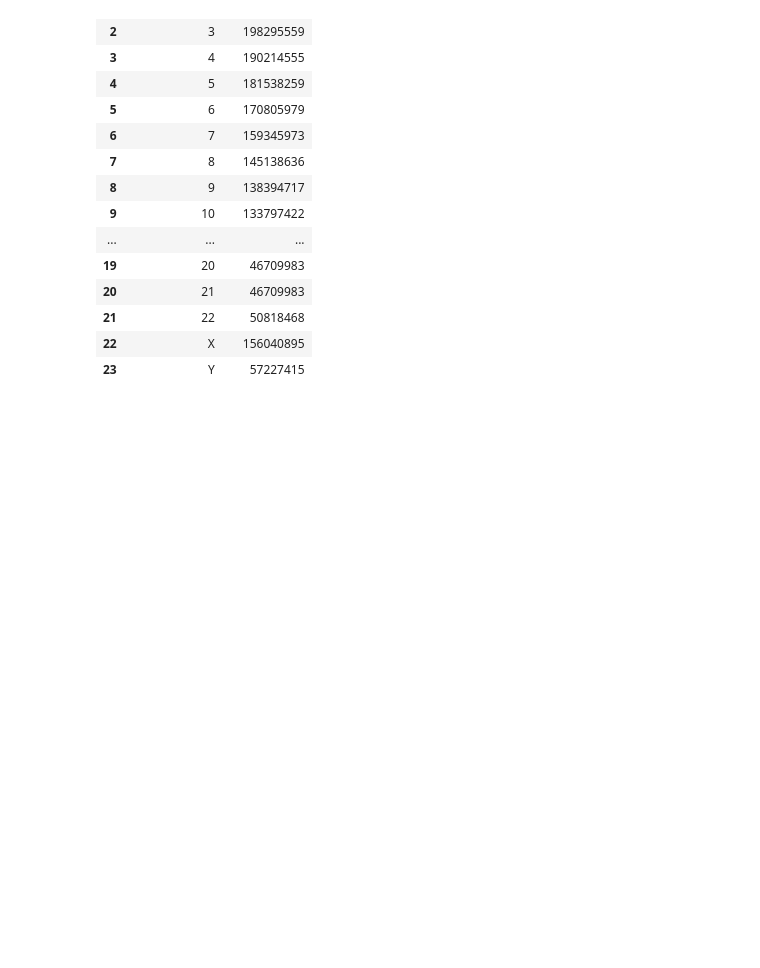
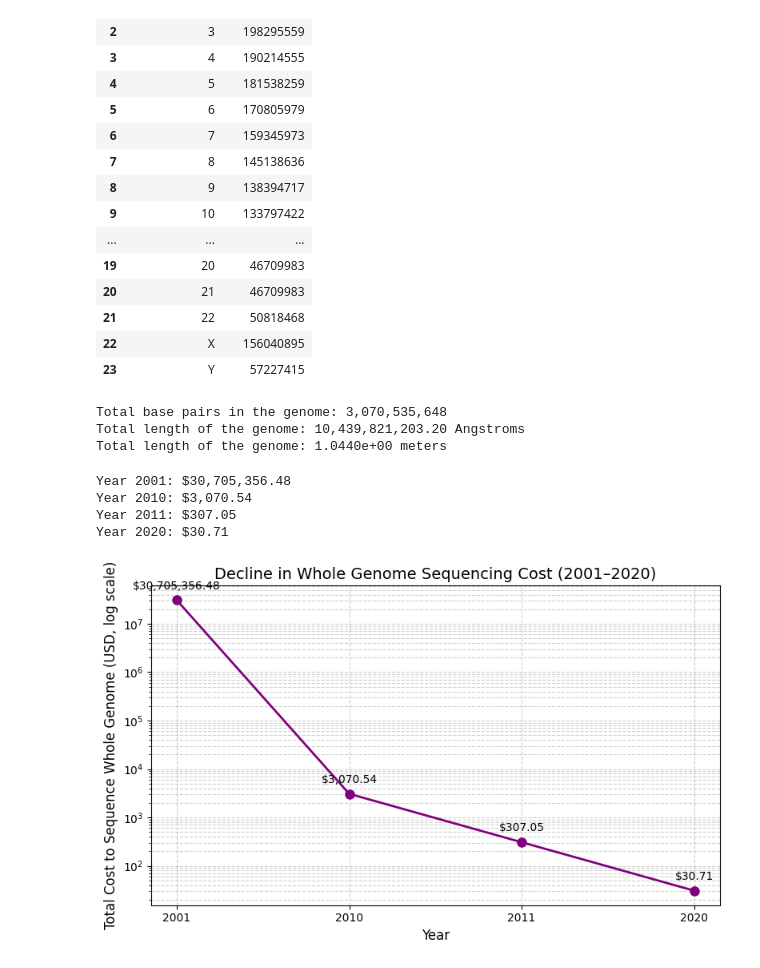
Before and after one commit to longdo9257/longdo9257.github.io, a Jupyter notebook: Sept9Class.ipynb, the cells around one changed output. Cells and saved outputs as stored; diff of their text form; code cells hidden in the pictures; blank space fills up the shorter version.

```diff
--- a/Sept9Class.ipynb
+++ b/Sept9Class.ipynb
@@ -39,0 +63,19 @@ chrom_data
+# %%
+chrom_data=pd.read_excel('/content/chrosome_basepairs w.xlsx')
+# %%
+# Calculate the total number of base pairs across all chromosomes
+total_basepairs = chrom_data['basepais(bp)'].sum()
+
+# Convert total base pairs to Angstroms (1 bp = 3.4 Angstroms)
+length_angstroms = total_basepairs * 3.4
+
+# Convert Angstroms to meters (1 Angstrom = 1e-10 meters)
+length_meters = length_angstroms * 1e-10
+
+print(f"Total base pairs in the genome: {total_basepairs:,}")
+print(f"Total length of the genome: {length_angstroms:,.2f} Angstroms")
+print(f"Total length of the genome: {length_meters:.4e} meters")
+# %% [output]
+Total base pairs in the genome: 3,070,535,648
+Total length of the genome: 10,439,821,203.20 Angstroms
+Total length of the genome: 1.0440e+00 meters
@@ -39,0 +86,38 @@ chrom_data
+# %%
+import matplotlib.pyplot as plt
+
+# Define the years and corresponding cost per 1 Megabase (1 Mbps)
+years = ['2001', '2010', '2011', '2020']
+cost_per_mbps = [10000, 1.0, 0.10, 0.01]
+
+# Total megabases in the genome (Total base pairs / 1,000,000)
+total_megabases = total_basepairs / 1_000_000
+
+# Calculate total cost for sequencing the whole genome for each year
+total_costs = [cost * total_megabases for cost in cost_per_mbps]
+
+# Print out the calculated costs for verification
+for yr, cost in zip(years, total_costs):
+    print(f"Year {yr}: ${cost:,.2f}")
+
+# Plotting the cost changes over time (using a logarithmic scale due to exponential drop)
+fig_cost, ax_cost = plt.subplots(figsize=(8, 5))
+ax_cost.plot(years, total_costs, marker='o', color='purple', linestyle='-', linewidth=2, markersize=8)
+ax_cost.set_yscale('log')  # Logarithmic scale highlights the massive drop over time
+ax_cost.set_xlabel('Year', fontsize=12)
+ax_cost.set_ylabel('Total Cost to Sequence Whole Genome (USD, log scale)', fontsize=12)
+ax_cost.set_title('Decline in Whole Genome Sequencing Cost (2001–2020)', fontsize=14)
+ax_cost.grid(True, which="both", linestyle='--', alpha=0.6)
+
+# Annotate data points on the plot
+for i, txt in enumerate(total_costs):
+    ax_cost.annotate(f"${txt:,.2f}", (years[i], total_costs[i]), textcoords="offset points", xytext=(0,10), ha='center')
+
+plt.tight_layout()
+plt.show()
+# %% [output]
+Year 2001: $30,705,356.48
+Year 2010: $3,070.54
+Year 2011: $307.05
+Year 2020: $30.71
+[figure, added]
```
Also changed, not shown: parts of 6 cells of this notebook.
